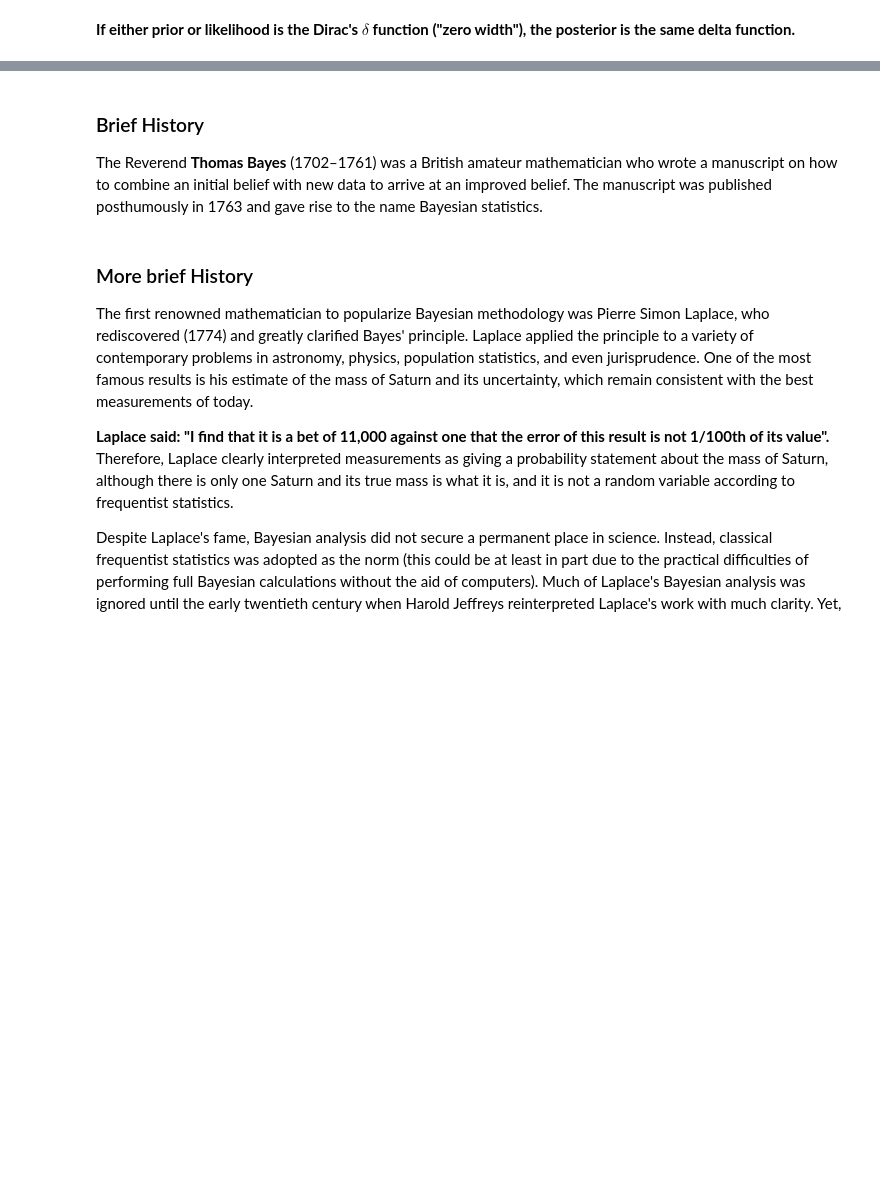
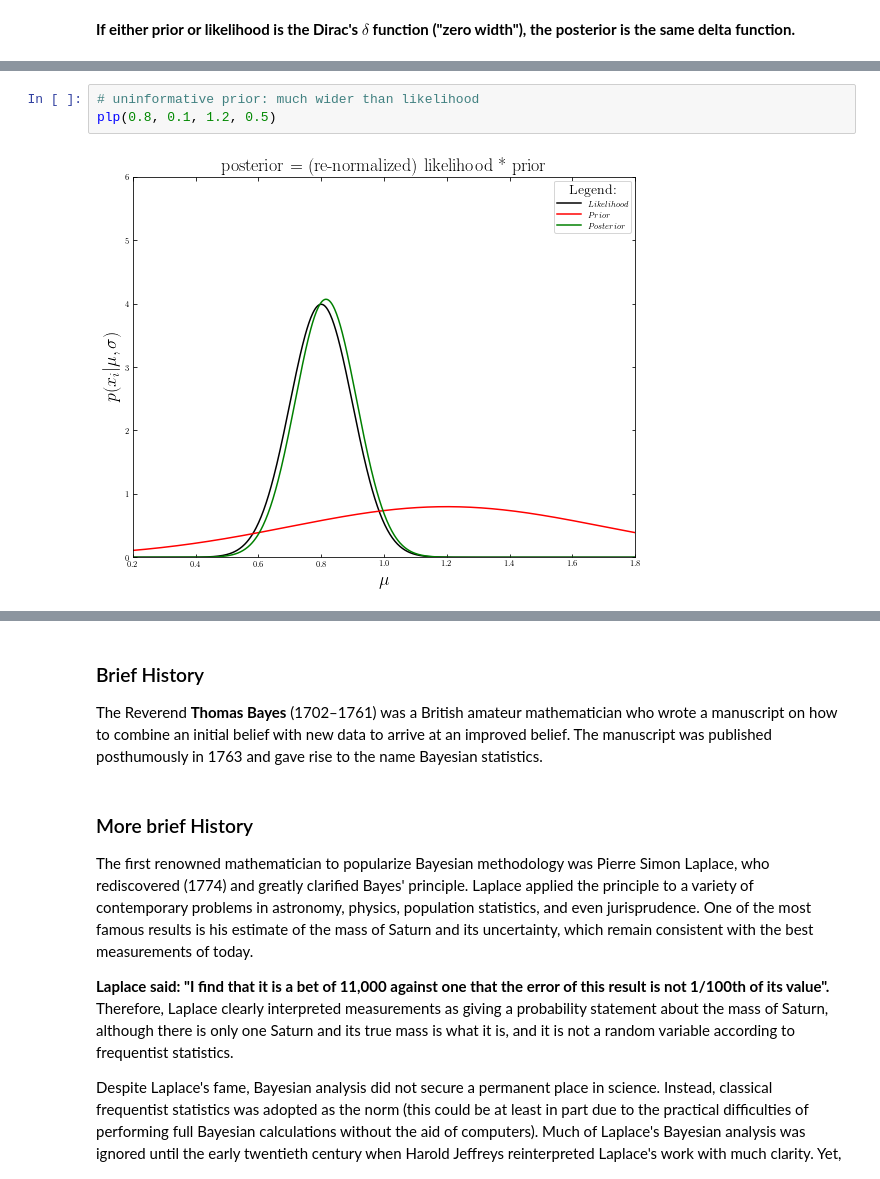
Before and after one commit to ivezic/RBI2023, a Jupyter notebook: notebooks/Lecture3.ipynb, the cells around one changed output, grey strips where cells are left out. Cells and saved outputs as stored; diff of their text form; blank space fills up the shorter version.

```diff
--- a/notebooks/Lecture3.ipynb
+++ b/notebooks/Lecture3.ipynb
@@ -280,0 +284,5 @@ plt.show()
+# %%
+# uninformative prior: much wider than likelihood
+plp(0.8, 0.1, 1.2, 0.5)
+# %% [output]
+[figure, added]
```
Also changed, not shown: parts of 3 cells of this notebook.
